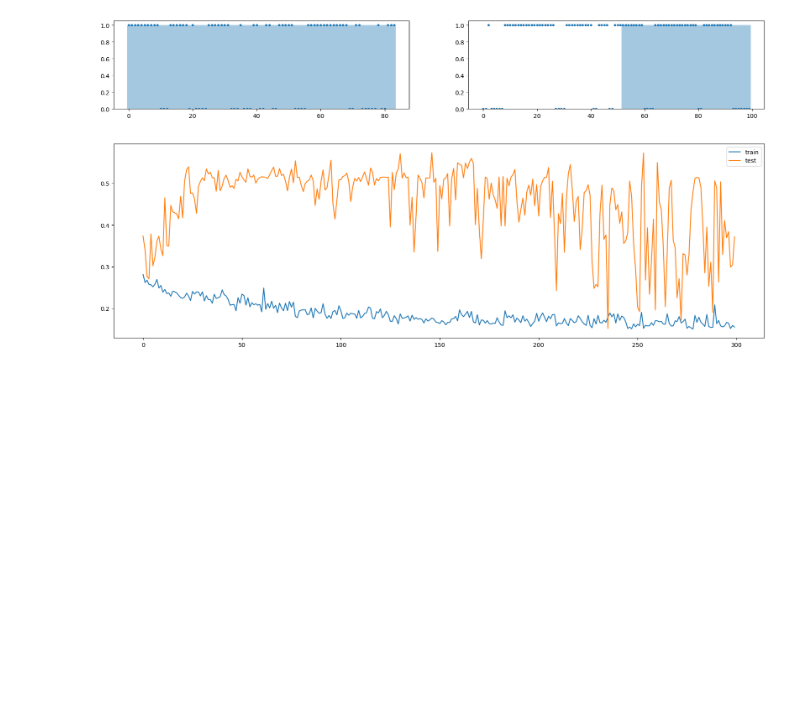
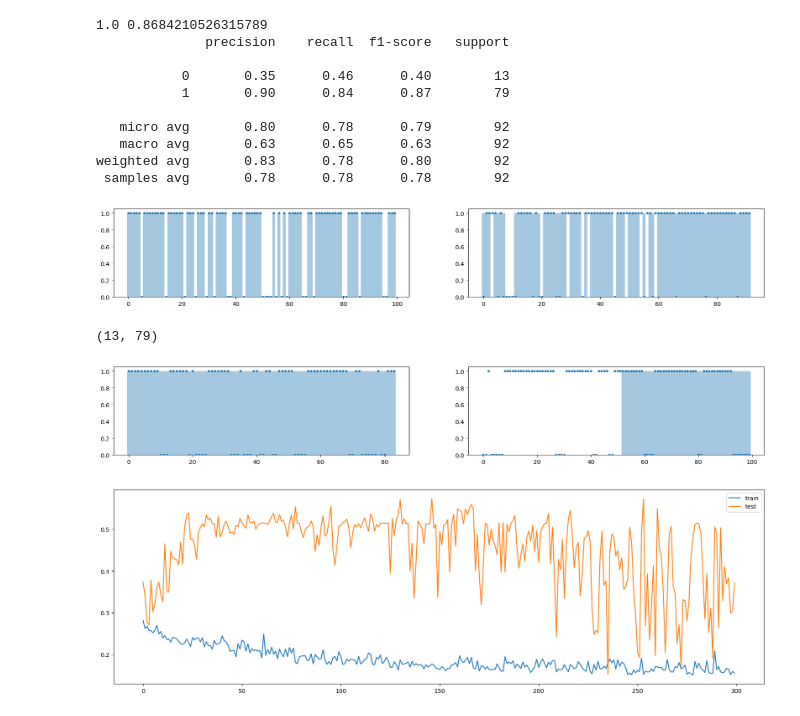
Before and after one commit to binrey/MLTR, a Jupyter notebook: train.ipynb, the cells around one changed output. Cells and saved outputs as stored; diff of their text form; code cells hidden in the pictures; blank space fills up the shorter version.

```diff
--- a/train.ipynb
+++ b/train.ipynb
@@ -101,3 +125,43 @@ for i in range(20):
+# %%
+from sklearn.ensemble import RandomForestClassifier
+
+model = RandomForestClassifier(max_depth=15, n_estimators=50, class_weight="balanced")
+model.fit(X_train_aug, y_train_aug)
+p_train = np.array(model.predict_proba(X_train_aug))[1]
+p_test = np.array(model.predict_proba(X_test))[1]
+
+threshold = 0.5
+p_train = p_train > threshold
+p_test = p_test > threshold
+
+metrics_train = f1_score(p_train.argmax(1), y_train_aug.argmax(1))
+metrics_test = f1_score(p_test.argmax(1), y_test.argmax(1))
+print(metrics_train, metrics_test)
+plt.figure(figsize=(20, 6))
+plt.subplot(2, 2, 1)
+plt.plot(p_train[:100].argmax(1), ".")
+plt.bar(np.arange(p_train[:100].shape[0]), y_train[:100].argmax(1), width=[1]*p_train[:100].shape[0], alpha=0.4)
+if len(p_test):
+    plt.subplot(2, 2, 2)
+    plt.plot(p_test[:100].argmax(1), ".")
+    plt.bar(np.arange(p_test[:100].shape[0]), y_test[:100].argmax(1), width=[1]*p_test[:100].shape[0], alpha=0.4)
+print(classification_report(y_test, p_test))
+# %% [output]
+1.0 0.8684210526315789
+              precision    recall  f1-score   support
+
+           0       0.35      0.46      0.40        13
+           1       0.90      0.84      0.87        79
+
+   micro avg       0.80      0.78      0.79        92
+   macro avg       0.63      0.65      0.63        92
+weighted avg       0.83      0.78      0.80        92
+ samples avg       0.78      0.78      0.78        92
+[figure, added]
+# %%
+sum(np.argmax(y_test, 1)==0), sum(np.argmax(y_test, 1)==1)
+# %% [output]
+(13, 79)
 # %%
 device = "mps"
 
```
Also changed, not shown: parts of 9 cells of this notebook.
